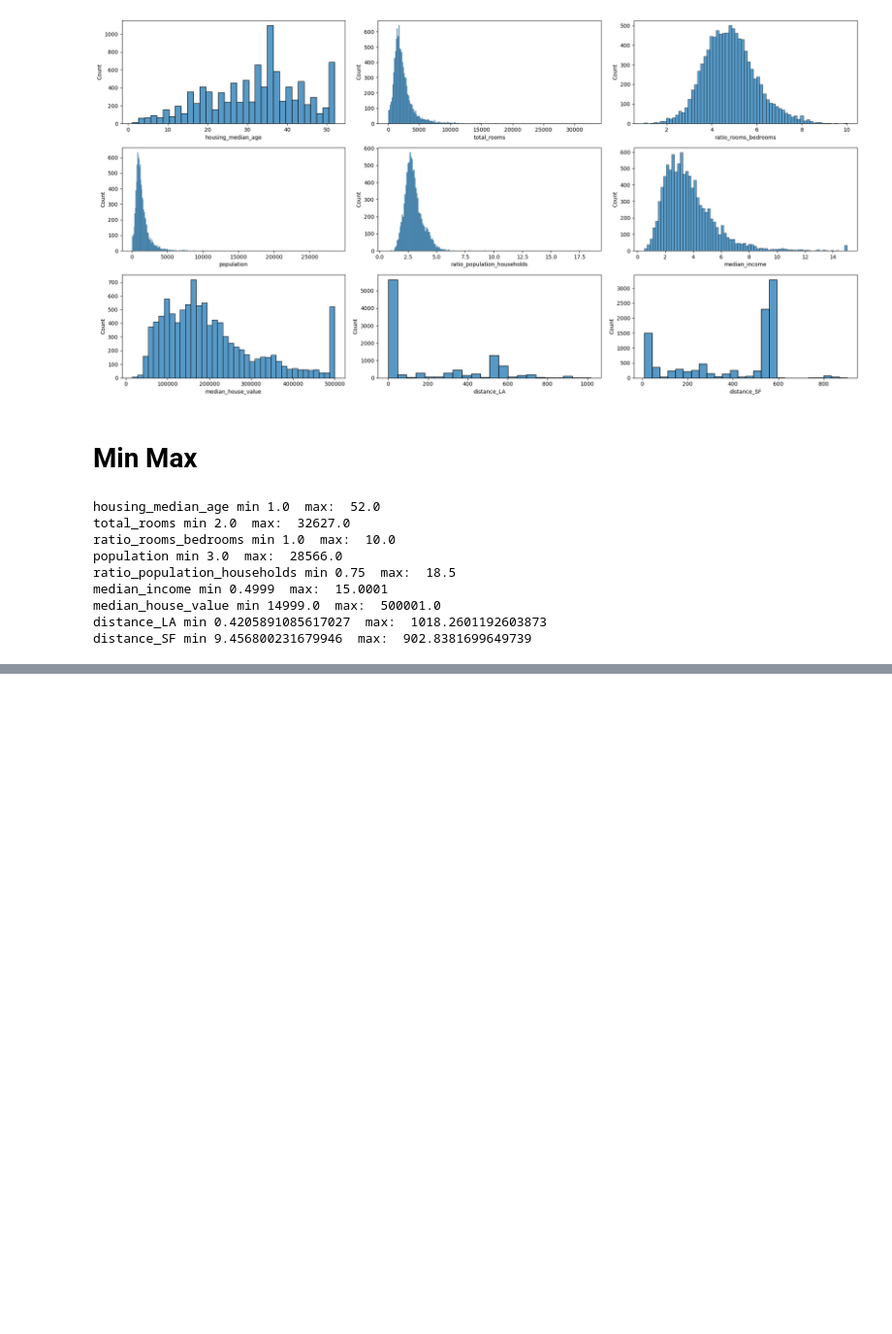
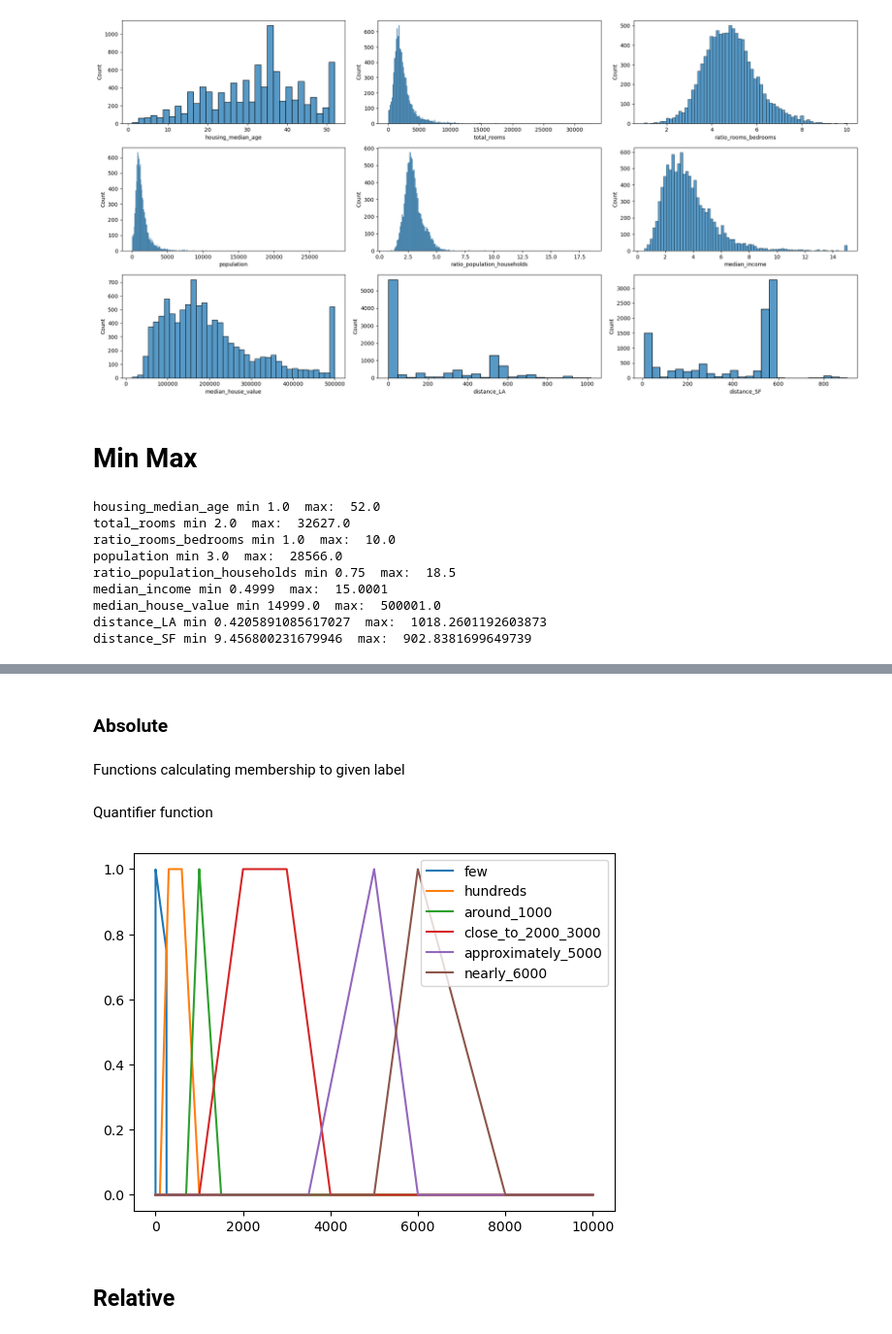
Before and after one commit to jkszymczak/KSR, a Jupyter notebook: projectTwo/dataBasePrep/prep.ipynb, the cells around one changed output, grey strips where cells are left out. Shown at 97% size. Saved outputs shown, nothing was run; the diff lists cells and outputs as text; code cells hidden in the pictures; blank space fills up the shorter version.

```diff
--- a/projectTwo/dataBasePrep/prep.ipynb
+++ b/projectTwo/dataBasePrep/prep.ipynb
@@ -149,0 +153,4 @@ distance_SF min 9.456800231679946  max:  902.8381699649739
+# %% [markdown]
+### Absolute
+# %% [markdown]
+Functions calculating membership to given label
@@ -149,0 +217,20 @@ distance_SF min 9.456800231679946  max:  902.8381699649739
+# %% [markdown]
+Quantifier function
+# %%
+def membership(value,functions):
+    result = dict(map(lambda x: (x.__name__,x(value)),labels))
+    return result
+def show_plots(xs,funcs):
+    for f in funcs:
+        plt.plot(xs,list(map(lambda x: f(x),xs)))
+    plt.legend(list(map(lambda f: f.__name__,funcs)))
+    # plt.plot(items,list(map(lambda x: close_to_2000_3000(x),items)))
+    plt.show()
+# %%
+items = np.arange(0,10000)
+handles = []
+show_plots(items,labels)
+# %% [output]
+[figure, added]
+# %% [markdown]
+## Relative
```
Also changed, not shown: parts of 11 cells of this notebook, 23 other files.
